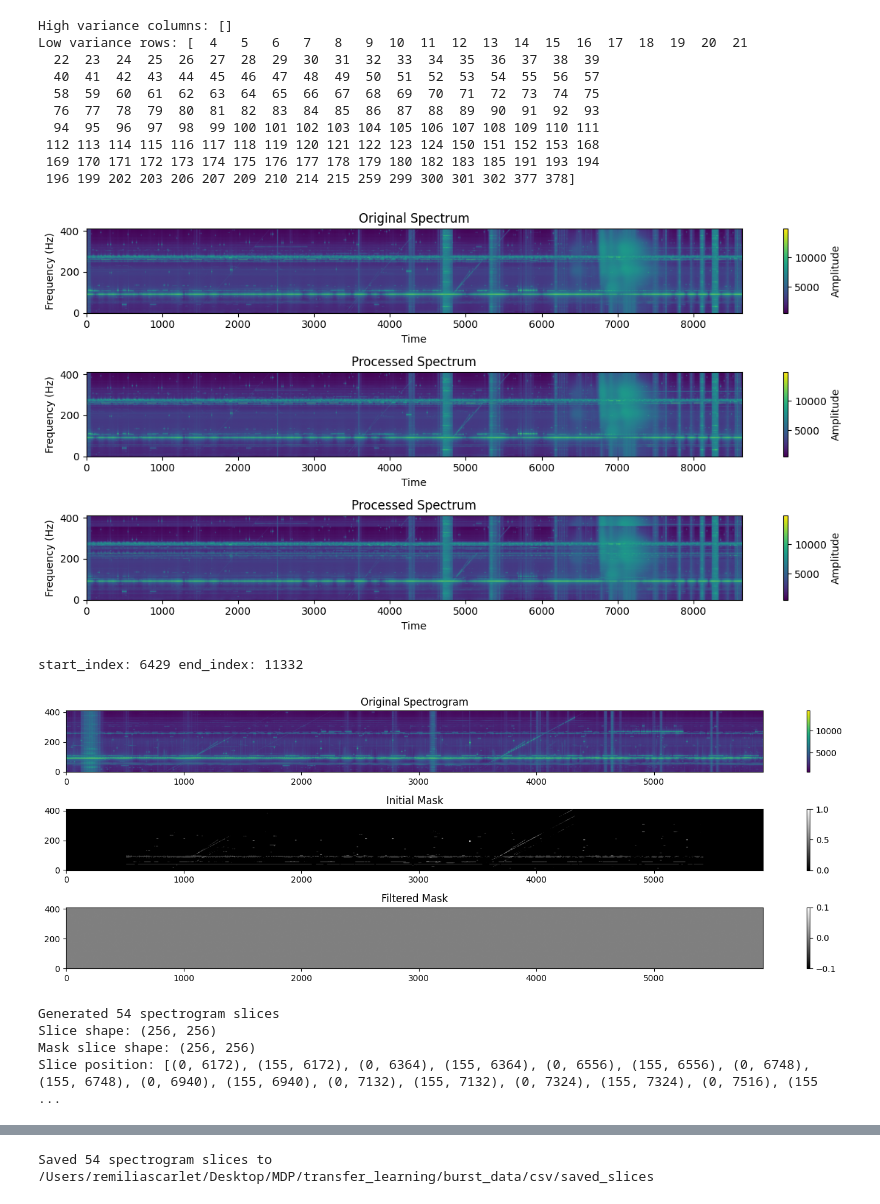
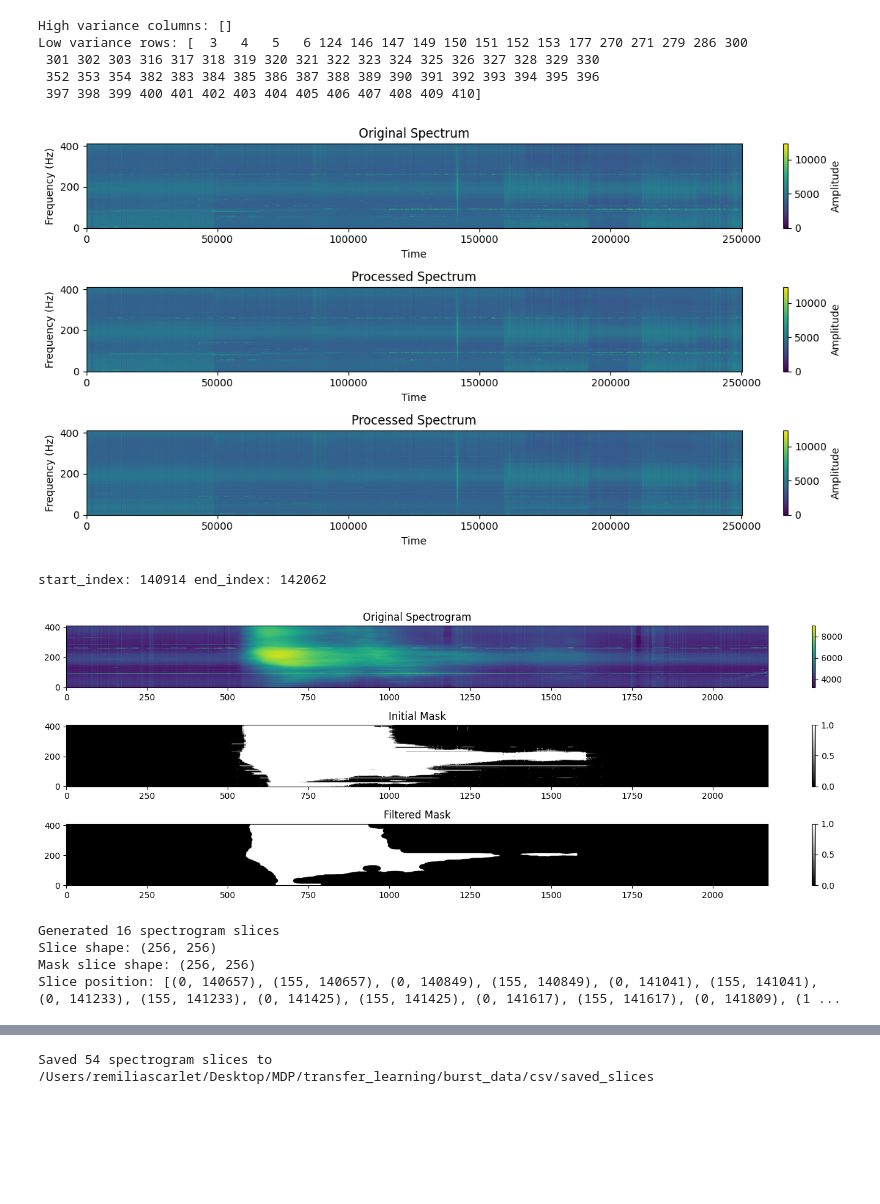
Before and after one commit to Kasper-Heliophysics-MDP/TransferLearning_CNN, a Jupyter notebook: radburst_tl/data_preprocessing/data_slicing.ipynb, the cells around one changed output, grey strips where cells are left out. Drawn from its saved outputs; the diff is of its cells as text; code cells hidden in the pictures; blank space fills up the shorter version.

```diff
--- a/radburst_tl/data_preprocessing/data_slicing.ipynb
+++ b/radburst_tl/data_preprocessing/data_slicing.ipynb
@@ -2,7 +2,7 @@
 import pandas as pd
 import matplotlib.pyplot as plt
 from read_csv_file import read_csv_file
-file_path = '/Users/remiliascarlet/Desktop/MDP/transfer_learning/burst_data/csv/done/240330182002-PeachMountian.csv'
+file_path = '/Users/remiliascarlet/Desktop/MDP/transfer_learning/burst_data/csv/original/240725113837-Skyline High School.csv'
 # %%
 df = pd.read_csv(file_path, on_bad_lines='skip')
 # if df is not None:
@@ -51,28 +51,23 @@ plt.tight_layout()
 plt.show()
 # %% [output]
 High variance columns: []
-Low variance rows: [  4   5   6   7   8   9  10  11  12  13  14  15  16  17  18  19  20  21
-  22  23  24  25  26  27  28  29  30  31  32  33  34  35  36  37  38  39
-  40  41  42  43  44  45  46  47  48  49  50  51  52  53  54  55  56  57
-  58  59  60  61  62  63  64  65  66  67  68  69  70  71  72  73  74  75
-  76  77  78  79  80  81  82  83  84  85  86  87  88  89  90  91  92  93
-  94  95  96  97  98  99 100 101 102 103 104 105 106 107 108 109 110 111
- 112 113 114 115 116 117 118 119 120 121 122 123 124 150 151 152 153 168
- 169 170 171 172 173 174 175 176 177 178 179 180 182 183 185 191 193 194
- 196 199 202 203 206 207 209 210 214 215 259 299 300 301 302 377 378]
+Low variance rows: [  3   4   5   6 124 146 147 149 150 151 152 153 177 270 271 279 286 300
+ 301 302 303 316 317 318 319 320 321 322 323 324 325 326 327 328 329 330
+ 352 353 354 382 383 384 385 386 387 388 389 390 391 392 393 394 395 396
+ 397 398 399 400 401 402 403 404 405 406 407 408 409 410]
-[figure, old version]
+[figure, new version]
 # %%
 from data_label import time_to_column_indices, create_srb_mask, apply_morphological_operations, blur, apply_rolling_median_filter, intersect_srb_masks
 import numpy as np
 
-start_time_str = '20:30:44' # Replace with the actual onset time of your data
-end_time_str = '20:38:54' # Replace with the actual offset time of your data
+start_time_str = '15:33:52' # Replace with the actual onset time of your data
+end_time_str = '15:35:47' # Replace with the actual offset time of your data
 
 start_index, end_index = time_to_column_indices(times, start_time_str, end_time_str)
 print("start_index:", start_index, "end_index:", end_index)
 
 # initial_mask = create_srb_mask(data, start_index, end_index, pct_threshold=25)
-initial_mask = create_srb_mask(removed_data, start_index, end_index, pct_threshold=99)
+initial_mask = create_srb_mask(removed_data, start_index, end_index, pct_threshold=50)
 morph_mask = apply_morphological_operations(initial_mask, erosion_radius=20, dilation_radius=1, operation_sequence=['erode', 'dilate'])
 filtered_mask = apply_rolling_median_filter(morph_mask, window_size=5)
 # final_mask = blur(morph_mask, blur_filter_shape=(5, 5))
@@ -94,35 +89,35 @@ plt.subplot(3, 1, 1)
 plt.imshow(plotting_data.T[::-1], aspect='auto', cmap='viridis', origin='lower')
 plt.title('Original Spectrogram')
 plt.colorbar()
 
 plt.subplot(3, 1, 2)
 plt.imshow(plotting_initial_mask.T[::-1], aspect='auto', cmap='gray', origin='lower')
 plt.title('Initial Mask')
 plt.colorbar()
 
 plt.subplot(3, 1, 3)
 plt.imshow(plotting_filtered_mask.T[::-1], aspect='auto', cmap='gray', origin='lower')
 plt.title('Filtered Mask')
 plt.colorbar()
 
 # plt.subplot(4, 1, 4)
 # plt.imshow(final_mask.T[::-1], aspect='auto', cmap='gray', origin='lower')
 # plt.title('Final Mask (After Morphology and Blur)')
 # plt.colorbar()
 
 plt.tight_layout()
 plt.show()
 
 #Filtered mask is Best!
 using_data = remove_horizontal_data
 using_mask = filtered_mask
 # using_data = remove_horizontal_data[(start_index-512):(end_index+512), :]
 # using_mask = filtered_mask[(start_index-512):(end_index+512), :]
 # using_times = times[(start_index-512):(end_index+512)]
 # print(using_times)
 # %% [output]
-start_index: 6429 end_index: 11332
+start_index: 140914 end_index: 142062
-[figure, old version]
+[figure, new version]
 # %%
 # Data Slicing
 
@@ -149,10 +144,10 @@ print(f"Slice shape: {slices[0].shape}")
 print(f"Mask slice shape: {mask_slices[0].shape}")
 print(f"Slice position: {positions}")
 # %% [output]
-Generated 54 spectrogram slices
+Generated 16 spectrogram slices
 Slice shape: (256, 256)
 Mask slice shape: (256, 256)
-Slice position: [(0, 6172), (155, 6172), (0, 6364), (155, 6364), (0, 6556), (155, 6556), (0, 6748), (155, 6748), (0, 6940), (155, 6940), (0, 7132), (155, 7132), (0, 7324), (155, 7324), (0, 7516), (155 ...
+Slice position: [(0, 140657), (155, 140657), (0, 140849), (155, 140849), (0, 141041), (155, 141041), (0, 141233), (155, 141233), (0, 141425), (155, 141425), (0, 141617), (155, 141617), (0, 141809), (1 ...
 # %%
 
 from numpy import min, max
```
Also changed, not shown: parts of 1 cell of this notebook, 1 other file.
